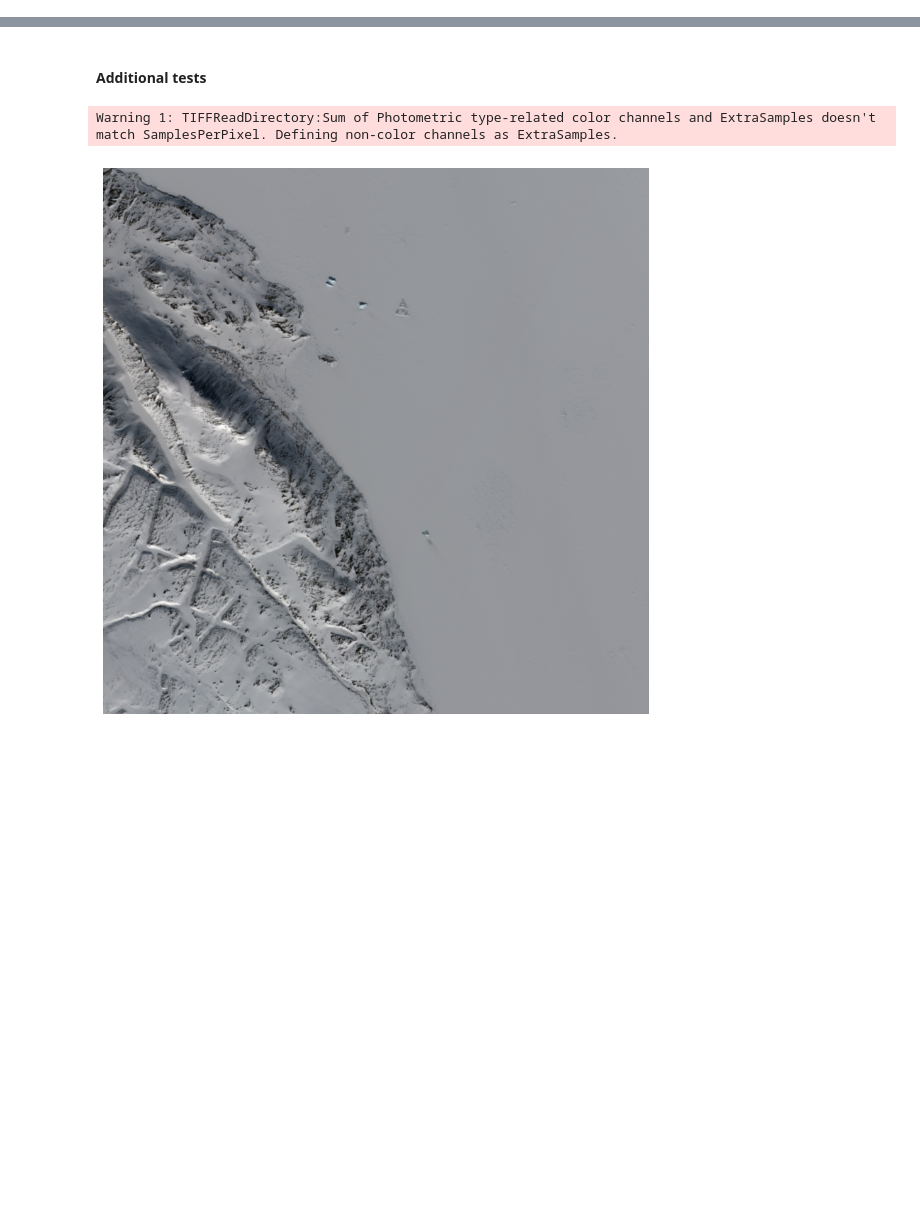
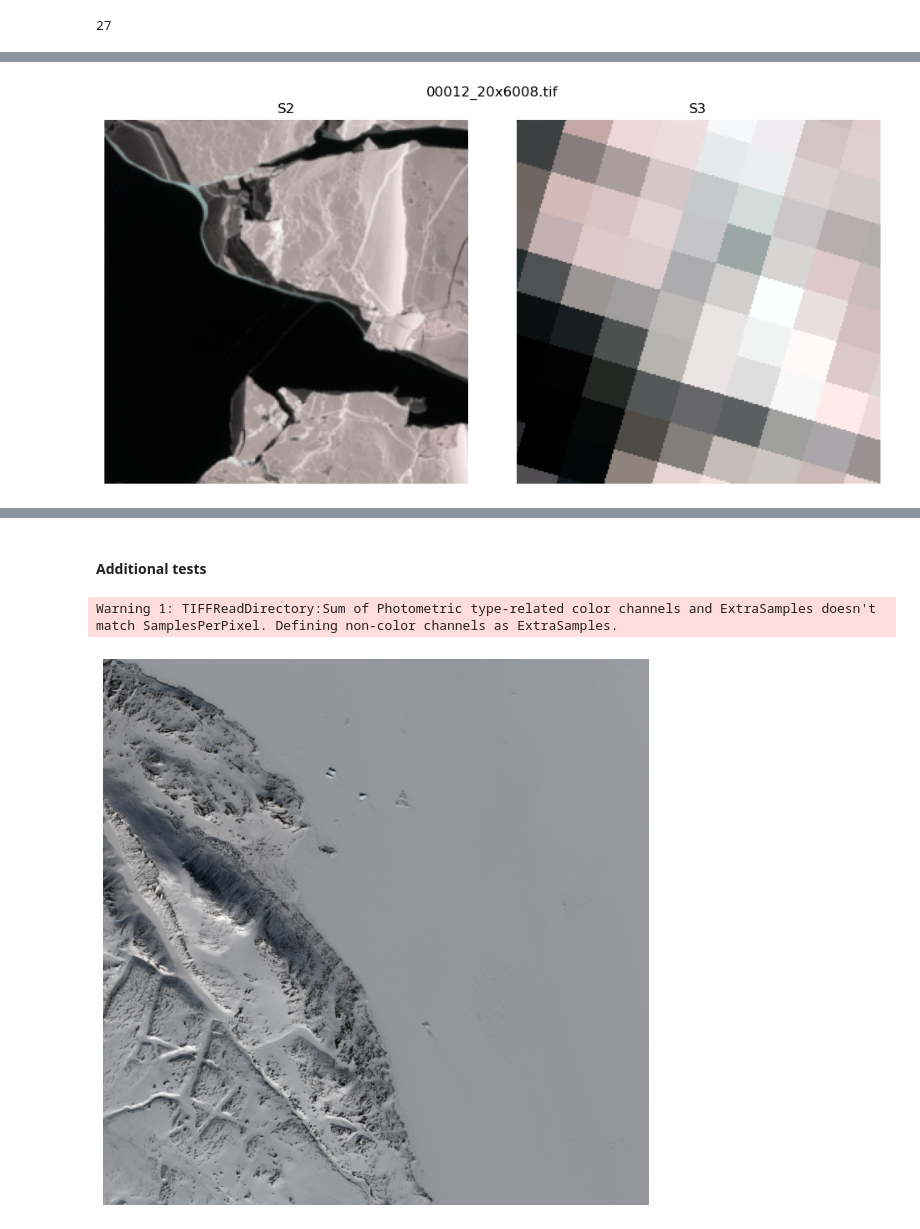
Before and after one commit to ucabcbo/ARISGAN, a Jupyter notebook: preprocessing/single_tiff.ipynb, the cells around one changed output, grey strips where cells are left out. Drawn from its saved outputs; the diff is of its cells as text; code cells hidden in the pictures; blank space fills up the shorter version.

```diff
--- a/preprocessing/single_tiff.ipynb
+++ b/preprocessing/single_tiff.ipynb
@@ -29,4 +29,4 @@ elif TILESIZE == 256:
     TENSOR_FILENAME='/home/cb/sis2/data/tfrecords256/001_2622x8886.tfrecord'
 
 # TIF_FILENAME = '/home/cb/sis2/data/tif960/00000_1018x2016.tif'
-TIF_FILENAME = '/home/cb/sis2/data/tif960/00004_1018x2016.tif'
+# TIF_FILENAME = '/home/cb/sis2/data/tif960/00004_1018x2016.tif'
@@ -39,0 +37,9 @@ Warning 1: TIFFReadDirectory:Sum of Photometric type-related color channels and
+# %%
+# raw_tiff = rasterio.open('/home/cb/sis2/data/temp4.tif')
+# raw_tiff = rasterio.open('/home/cb/sis2/data/tif960/00012_1018x20.tif')
+# raw_tiff = rasterio.open('/home/cb/sis2/data/tif256/00034_6798x534.tif')
+raw_tiff = rasterio.open(TIF_FILENAME)
+print(raw_tiff.count)
+helper.plot_tiff_sbs(raw_tiff, title=TIF_FILENAME)
+# %% [output]
+27
@@ -39,0 +47 @@ Warning 1: TIFFReadDirectory:Sum of Photometric type-related color channels and
+[figure, added]
```
Also changed, not shown: parts of 6 cells of this notebook, 9 other files.
